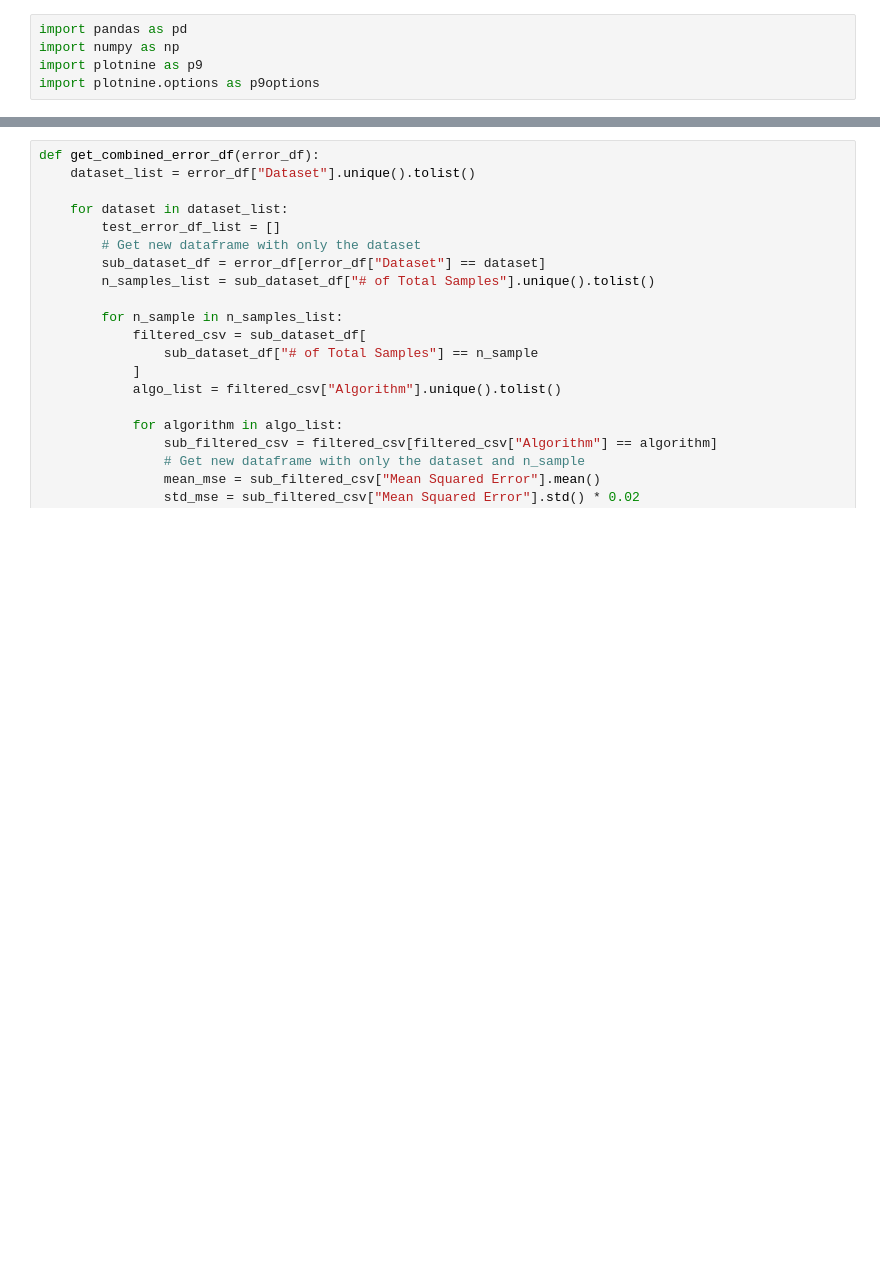
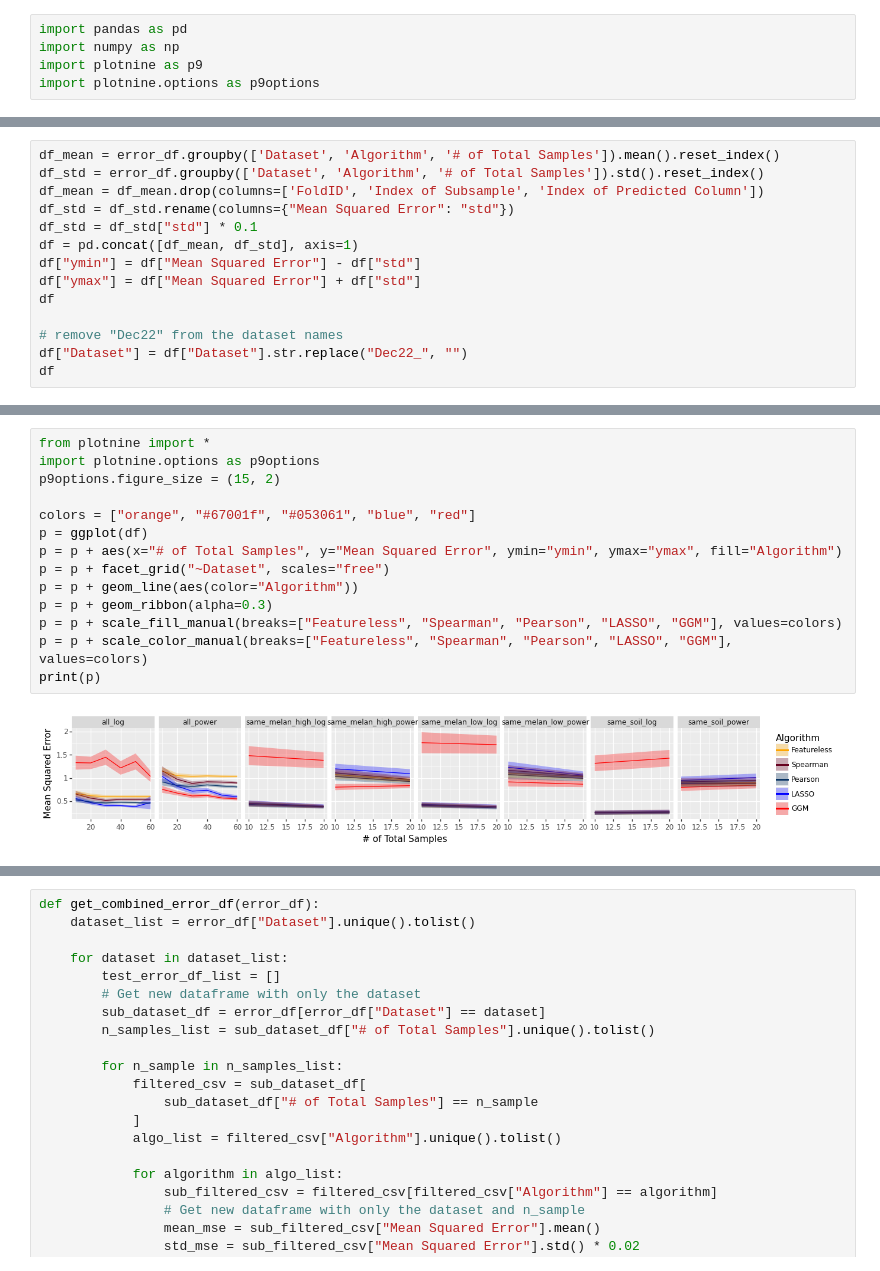
Before and after one commit to EngineerDanny/CS685-Microbe-Network-Research-Code, a Jupyter notebook: algo_comparison/results/analyze_results.ipynb, the cells around one changed output, grey strips where cells are left out. Saved outputs shown, nothing was run; the diff lists cells and outputs as text; blank space fills up the shorter version.

```diff
--- a/algo_comparison/results/analyze_results.ipynb
+++ b/algo_comparison/results/analyze_results.ipynb
@@ -7,0 +50,14 @@ root_results_dir = "/projects/genomic-ml/da2343/ml_project_1/algo_comparison/res
+# %%
+df_mean = error_df.groupby(['Dataset', 'Algorithm', '# of Total Samples']).mean().reset_index()
+df_std = error_df.groupby(['Dataset', 'Algorithm', '# of Total Samples']).std().reset_index()
+df_mean = df_mean.drop(columns=['FoldID', 'Index of Subsample', 'Index of Predicted Column'])
+df_std = df_std.rename(columns={"Mean Squared Error": "std"})
+df_std = df_std["std"] * 0.1
+df = pd.concat([df_mean, df_std], axis=1)
+df["ymin"] = df["Mean Squared Error"] - df["std"]
+df["ymax"] = df["Mean Squared Error"] + df["std"]
+df
+
+# remove "Dec22" from the dataset names
+df["Dataset"] = df["Dataset"].str.replace("Dec22_", "")
+df
@@ -7,0 +78,16 @@ root_results_dir = "/projects/genomic-ml/da2343/ml_project_1/algo_comparison/res
+# %%
+from plotnine import *
+import plotnine.options as p9options
+p9options.figure_size = (15, 2)
+
+colors = ["orange", "#67001f", "#053061", "blue", "red"]
+p = ggplot(df)
+p = p + aes(x="# of Total Samples", y="Mean Squared Error", ymin="ymin", ymax="ymax", fill="Algorithm")
+p = p + facet_grid("~Dataset", scales="free")
+p = p + geom_line(aes(color="Algorithm"))
+p = p + geom_ribbon(alpha=0.3)
+p = p + scale_fill_manual(breaks=["Featureless", "Spearman", "Pearson", "LASSO", "GGM"], values=colors)
+p = p + scale_color_manual(breaks=["Featureless", "Spearman", "Pearson", "LASSO", "GGM"], values=colors)
+print(p)
+# %% [output]
+[figure, added]
```
Also changed, not shown: parts of 12 cells of this notebook, 4 other files.
